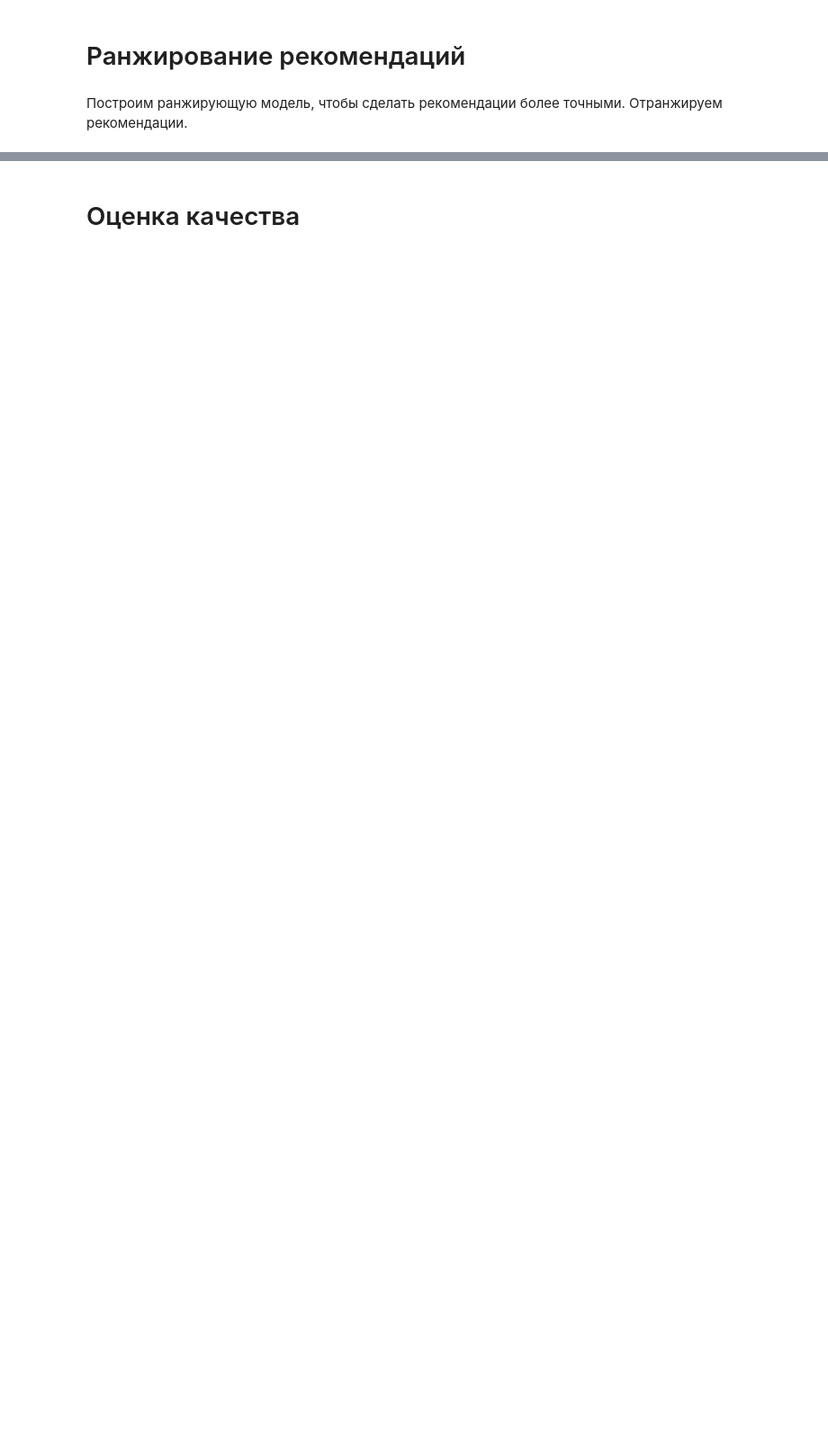
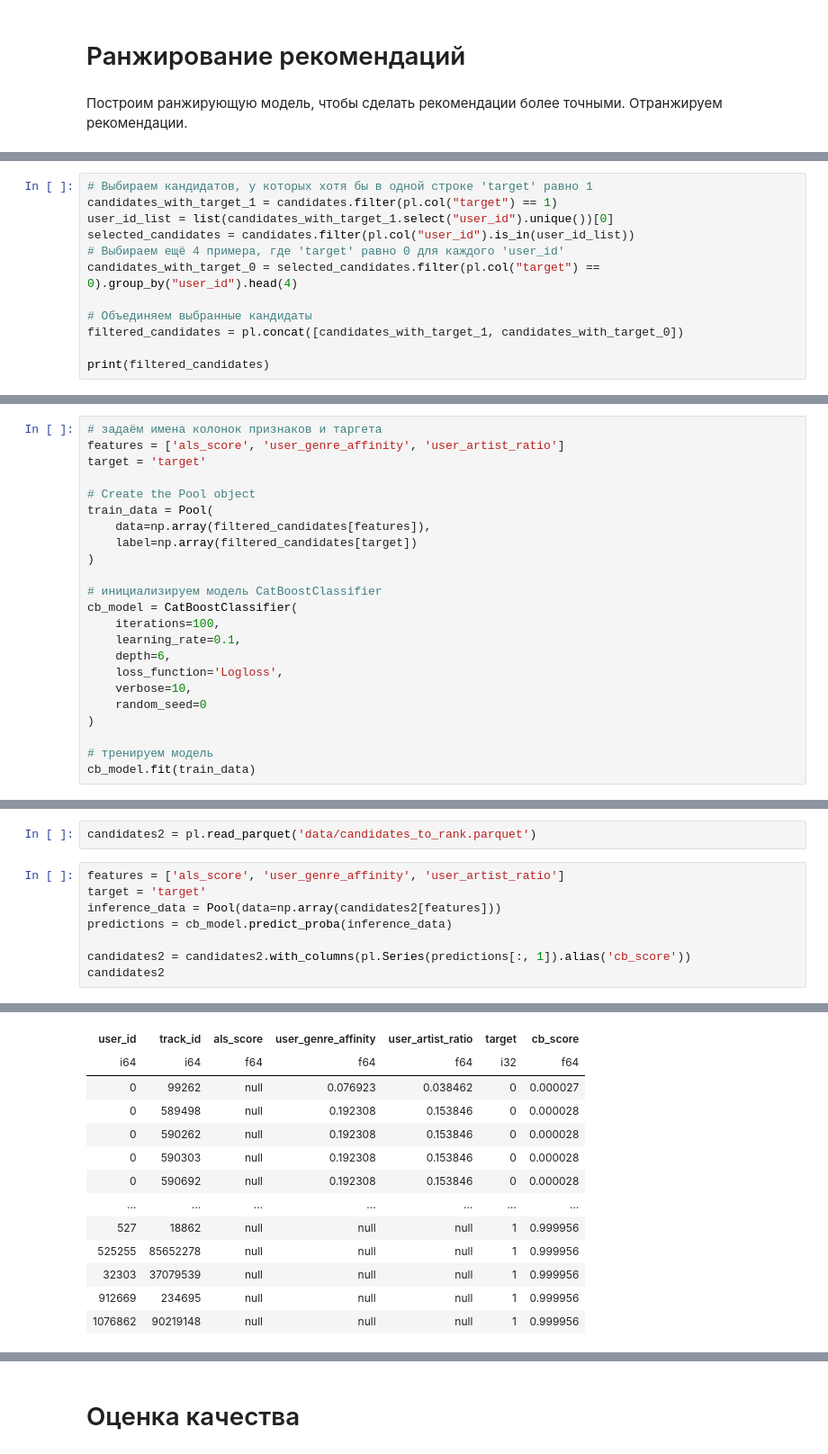
Before and after one commit to AlexKretov/mle-project-sprint-4-v001, a Jupyter notebook: recommendations.ipynb, the cells around one changed output, grey strips where cells are left out. Shown at 90% size. Cells and saved outputs as stored; diff of their text form; blank space fills up the shorter version.

```diff
--- a/recommendations.ipynb
+++ b/recommendations.ipynb
@@ -521,0 +1128,12 @@ top_k_pop_items = item_popularity.head(100)["item_id"].tolist()
+# %%
+# Выбираем кандидатов, у которых хотя бы в одной строке 'target' равно 1
+candidates_with_target_1 = candidates.filter(pl.col("target") == 1)
+user_id_list = list(candidates_with_target_1.select("user_id").unique())[0]
+selected_candidates = candidates.filter(pl.col("user_id").is_in(user_id_list))
+# Выбираем ещё 4 примера, где 'target' равно 0 для каждого 'user_id'
+candidates_with_target_0 = selected_candidates.filter(pl.col("target") == 0).group_by("user_id").head(4)
+
+# Объединяем выбранные кандидаты
+filtered_candidates = pl.concat([candidates_with_target_1, candidates_with_target_0])
+
+print(filtered_candidates)
@@ -521,0 +1159,23 @@ top_k_pop_items = item_popularity.head(100)["item_id"].tolist()
+# %%
+# задаём имена колонок признаков и таргета
+features = ['als_score', 'user_genre_affinity', 'user_artist_ratio']
+target = 'target'
+
+# Create the Pool object
+train_data = Pool(
+    data=np.array(filtered_candidates[features]),
+    label=np.array(filtered_candidates[target])
+)
+
+# инициализируем модель CatBoostClassifier
+cb_model = CatBoostClassifier(
+    iterations=100,
+    learning_rate=0.1,
+    depth=6,
+    loss_function='Logloss',
+    verbose=10,
+    random_seed=0
+)
+
+# тренируем модель
+cb_model.fit(train_data)
@@ -521,0 +1251,11 @@ top_k_pop_items = item_popularity.head(100)["item_id"].tolist()
+# %%
+candidates2 = pl.read_parquet('data/candidates_to_rank.parquet')
+# %%
+features = ['als_score', 'user_genre_affinity', 'user_artist_ratio']
+target = 'target'
+inference_data = Pool(data=np.array(candidates2[features]))
+predictions = cb_model.predict_proba(inference_data)
+
+candidates2 = candidates2.with_columns(pl.Series(predictions[:, 1]).alias('cb_score'))
+candidates2
+# %% [output]
@@ -521,0 +1263,13 @@ top_k_pop_items = item_popularity.head(100)["item_id"].tolist()
+| user_id | track_id | als_score | user_genre_affinity | user_artist_ratio | target | cb_score |
+| i64 | i64 | f64 | f64 | f64 | i32 | f64 |
+| 0 | 99262 | null | 0.076923 | 0.038462 | 0 | 0.000027 |
+| 0 | 589498 | null | 0.192308 | 0.153846 | 0 | 0.000028 |
+| 0 | 590262 | null | 0.192308 | 0.153846 | 0 | 0.000028 |
+| 0 | 590303 | null | 0.192308 | 0.153846 | 0 | 0.000028 |
+| 0 | 590692 | null | 0.192308 | 0.153846 | 0 | 0.000028 |
+| … | … | … | … | … | … | … |
+| 527 | 18862 | null | null | null | 1 | 0.999956 |
+| 525255 | 85652278 | null | null | null | 1 | 0.999956 |
+| 32303 | 37079539 | null | null | null | 1 | 0.999956 |
+| 912669 | 234695 | null | null | null | 1 | 0.999956 |
+| 1076862 | 90219148 | null | null | null | 1 | 0.999956 |
```
Also changed, not shown: parts of 106 cells of this notebook, 8 other files.
